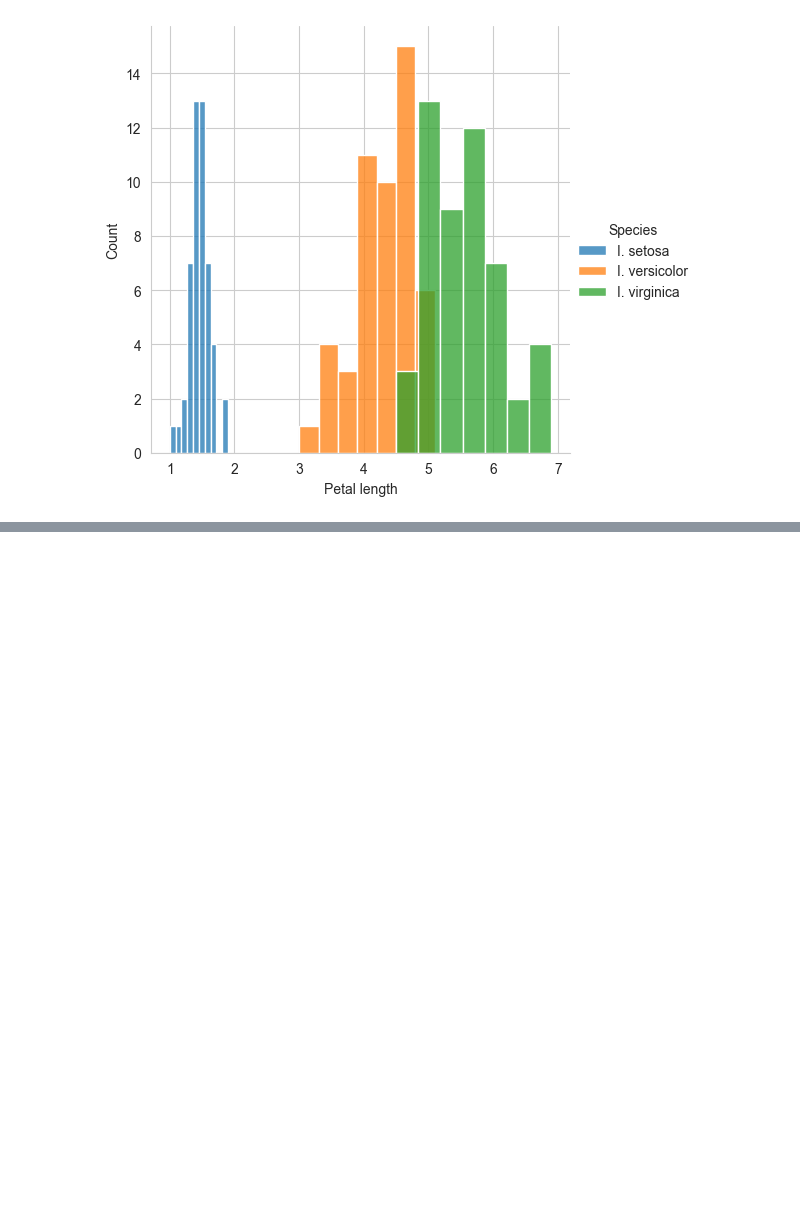
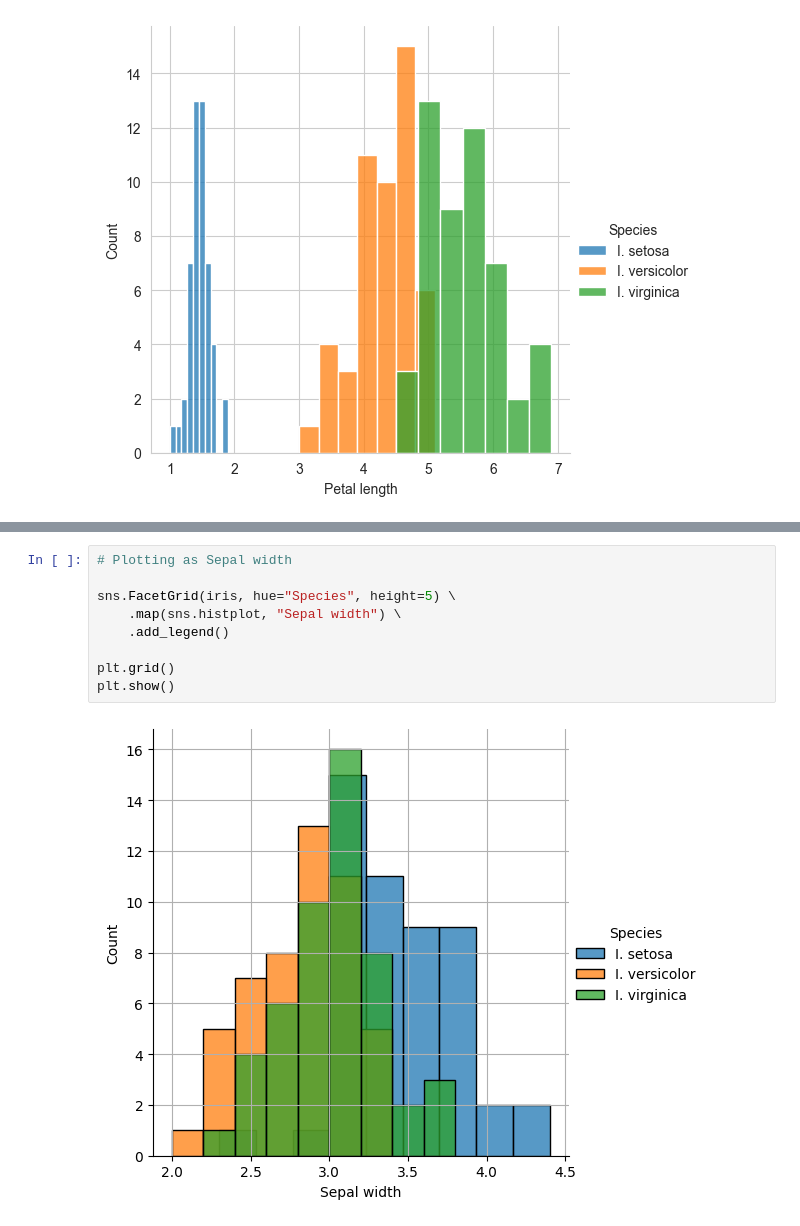
Before and after one commit to Om-Prakash01/ClassroomCummunity-Git, a Jupyter notebook: ML/Module-2/session_1.ipynb, the cells around one changed output, grey strips where cells are left out. Saved outputs shown, nothing was run; the diff lists cells and outputs as text; blank space fills up the shorter version.

```diff
--- a/ML/Module-2/session_1.ipynb
+++ b/ML/Module-2/session_1.ipynb
@@ -359,0 +353,11 @@ plt.show()
+# %%
+# Plotting as Sepal width
+
+sns.FacetGrid(iris, hue="Species", height=5) \
+    .map(sns.histplot, "Sepal width") \
+    .add_legend()
+
+plt.grid()
+plt.show()
+# %% [output]
+[figure, added]
```
Also changed, not shown: parts of 5 cells of this notebook.
